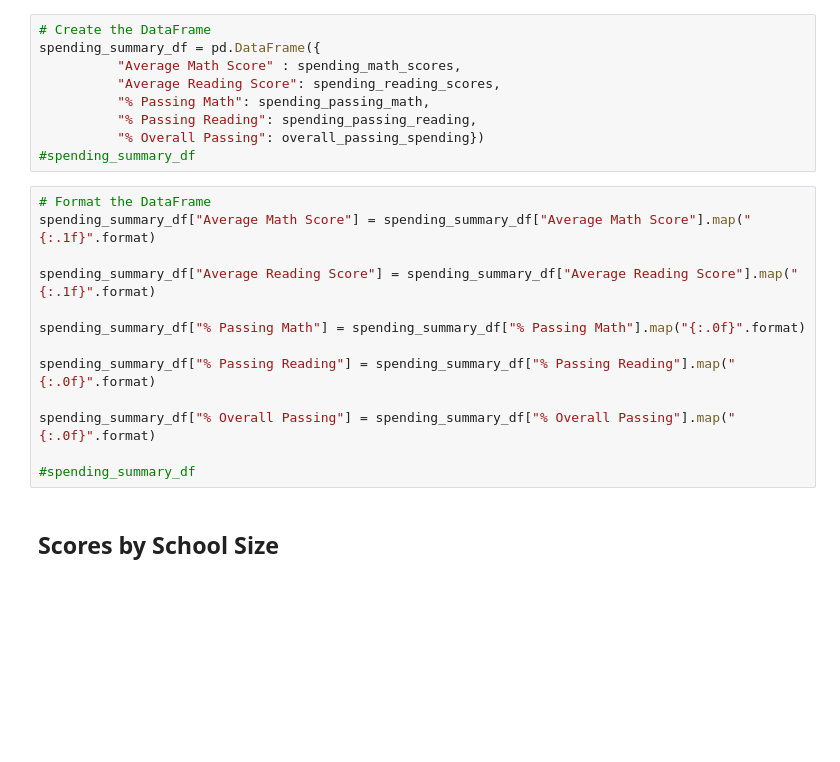
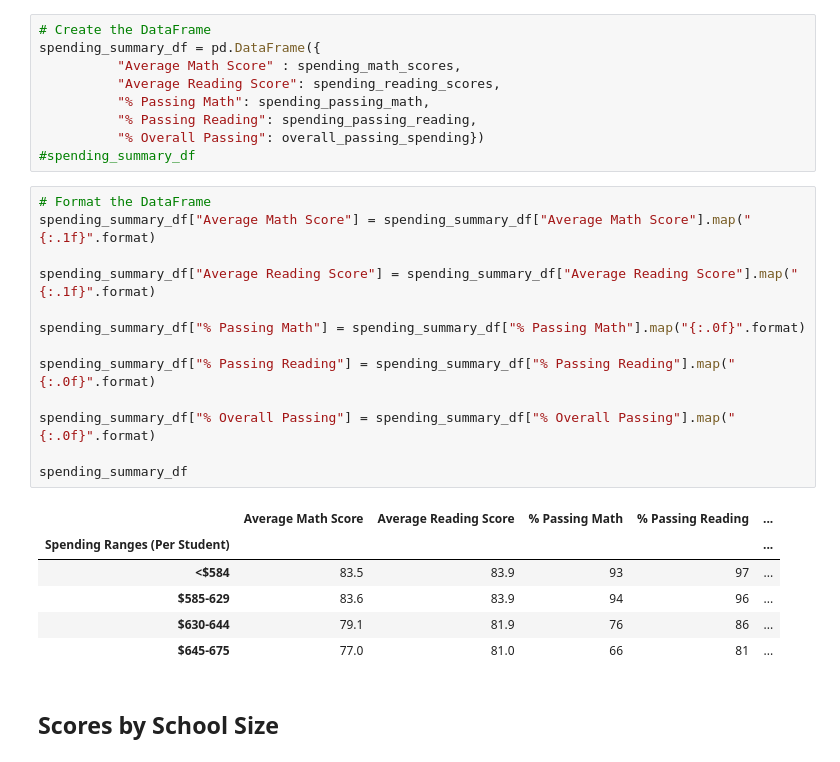
Before and after one commit to tylersojka/School_District_Analysis, a Jupyter notebook: PyCitySchools_Challenge.ipynb, the cells around one changed output. Drawn from its saved outputs; the diff is of its cells as text; blank space fills up the shorter version.

```diff
--- a/PyCitySchools_Challenge.ipynb
+++ b/PyCitySchools_Challenge.ipynb
@@ -434,16 +393,23 @@ spending_summary_df = pd.DataFrame({
 # %%
 # Format the DataFrame
 spending_summary_df["Average Math Score"] = spending_summary_df["Average Math Score"].map("{:.1f}".format)
 
 spending_summary_df["Average Reading Score"] = spending_summary_df["Average Reading Score"].map("{:.1f}".format)
 
 spending_summary_df["% Passing Math"] = spending_summary_df["% Passing Math"].map("{:.0f}".format)
 
 spending_summary_df["% Passing Reading"] = spending_summary_df["% Passing Reading"].map("{:.0f}".format)
 
 spending_summary_df["% Overall Passing"] = spending_summary_df["% Overall Passing"].map("{:.0f}".format)
 
-#spending_summary_df
+spending_summary_df
+# %% [output]
+|  | Average Math Score | Average Reading Score | % Passing Math | % Passing Reading | ... |
+| Spending Ranges (Per Student) |  |  |  |  | ... |
+| <$584 | 83.5 | 83.9 | 93 | 97 | ... |
+| $585-629 | 83.6 | 83.9 | 94 | 96 | ... |
+| $630-644 | 79.1 | 81.9 | 76 | 86 | ... |
+| $645-675 | 77.0 | 81.0 | 66 | 81 | ... |
 # %% [markdown]
 ## Scores by School Size
 # %%
```
Also changed, not shown: parts of 11 cells of this notebook, 9 other files.
